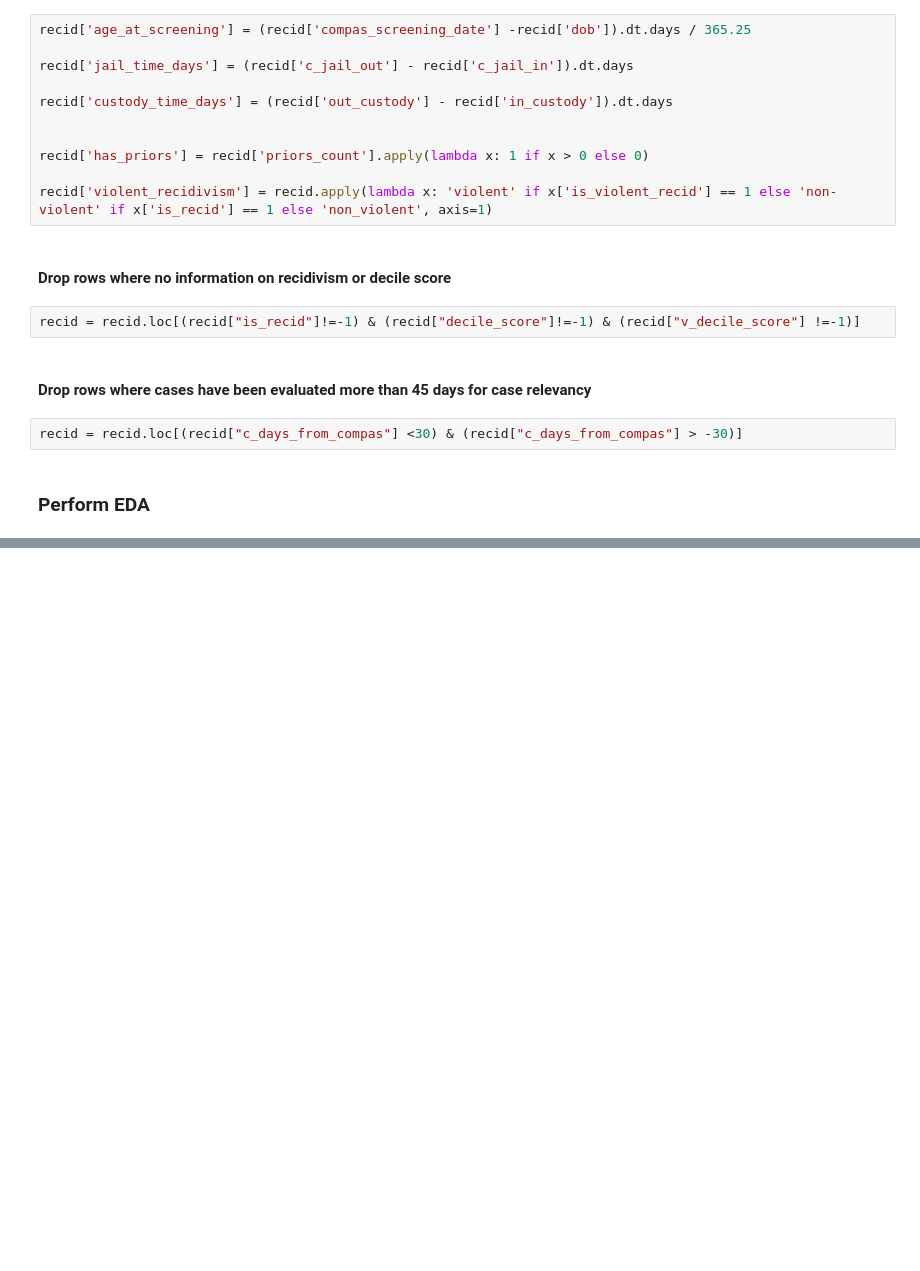
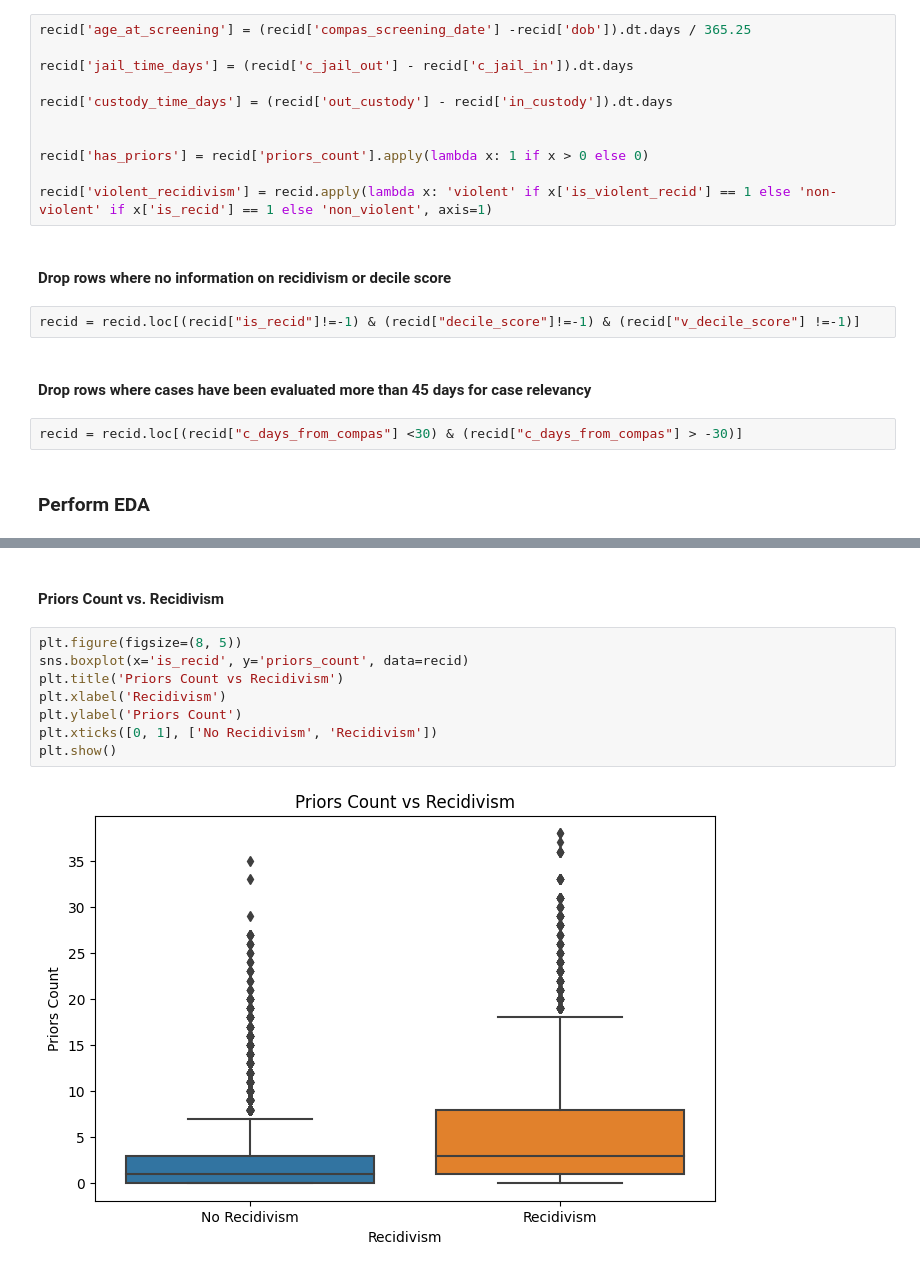
Before and after one commit to surven02/recidivism-analysis, a Jupyter notebook: recidivism_analysis.ipynb, the cells around one changed output, grey strips where cells are left out. Drawn from its saved outputs; the diff is of its cells as text; blank space fills up the shorter version.

```diff
--- a/recidivism_analysis.ipynb
+++ b/recidivism_analysis.ipynb
@@ -178,0 +215,12 @@ recid = recid.loc[(recid["c_days_from_compas"] <30) & (recid["c_days_from_compas
+# %% [markdown]
+#### Priors Count vs. Recidivism
+# %%
+plt.figure(figsize=(8, 5))
+sns.boxplot(x='is_recid', y='priors_count', data=recid)
+plt.title('Priors Count vs Recidivism')
+plt.xlabel('Recidivism')
+plt.ylabel('Priors Count')
+plt.xticks([0, 1], ['No Recidivism', 'Recidivism'])
+plt.show()
+# %% [output]
+[figure, added]
```
Also changed, not shown: parts of 15 cells of this notebook.
